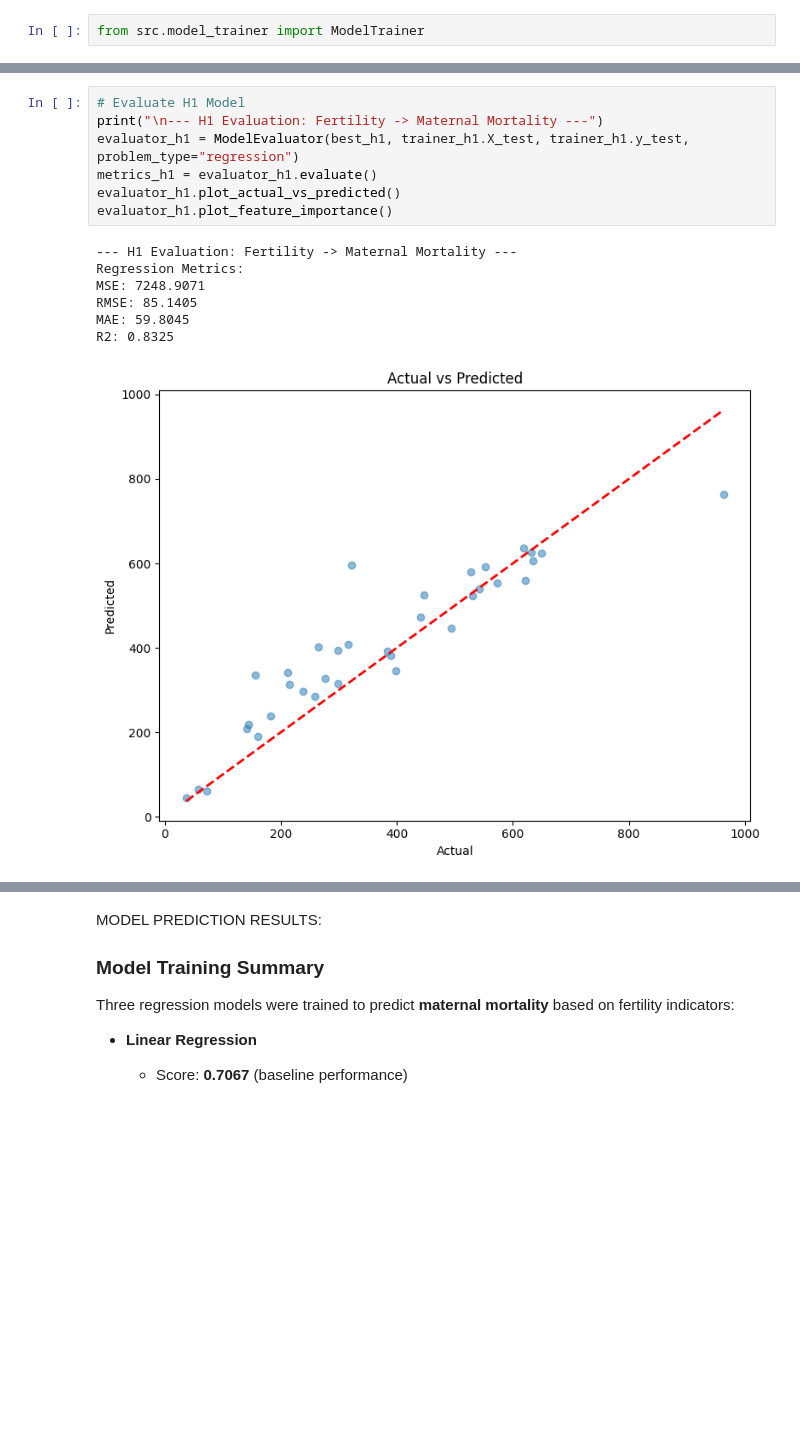
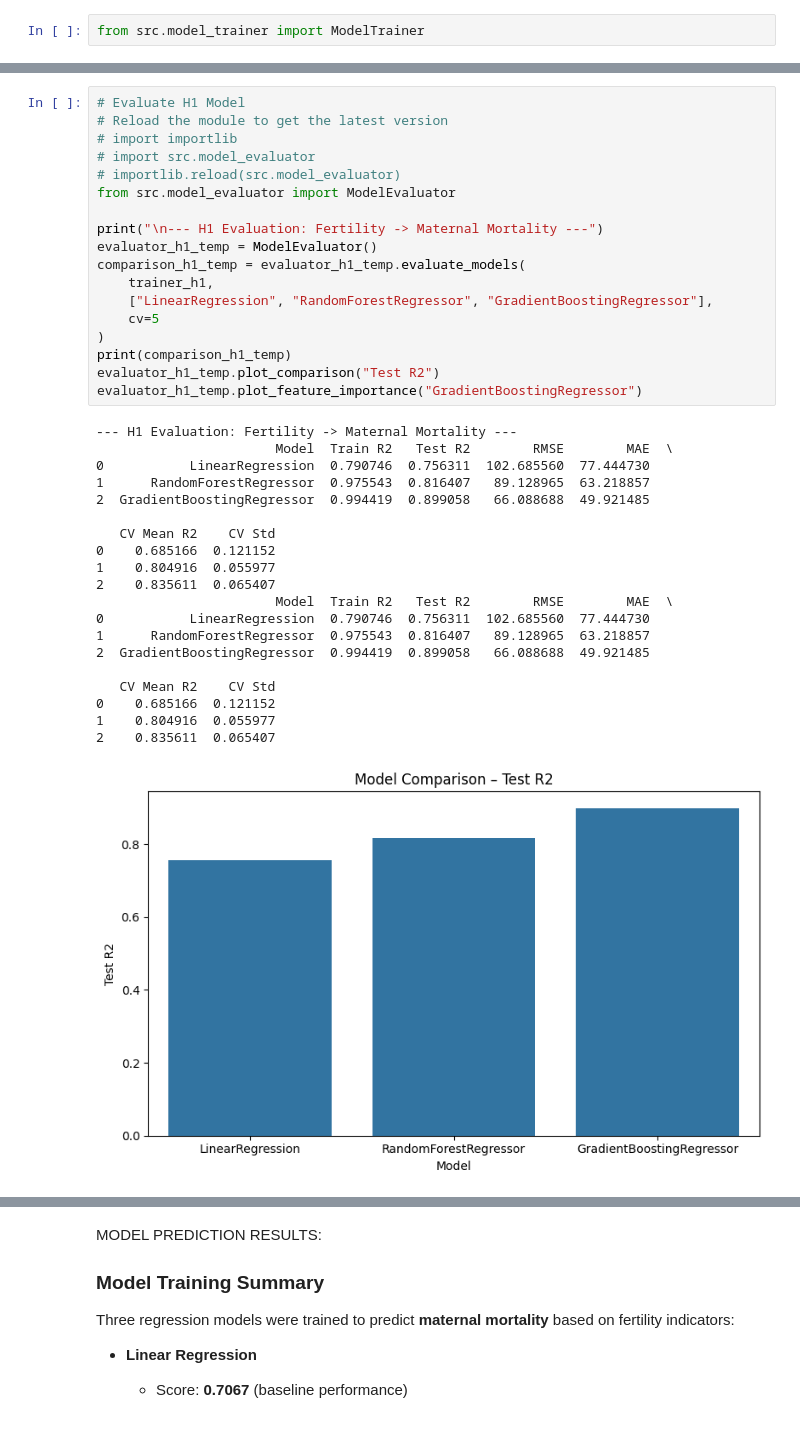
Before and after one commit to GHEASANDRINEMAWEN/Africa-Population-Trend-and-Health-Analysis-UN-dataset-, a Jupyter notebook: notebooks/main_analysis.ipynb, the cells around one changed output, grey strips where cells are left out. Saved outputs shown, nothing was run; the diff lists cells and outputs as text; blank space fills up the shorter version.

```diff
--- a/notebooks/main_analysis.ipynb
+++ b/notebooks/main_analysis.ipynb
@@ -266,15 +266,39 @@ Params: {'learning_rate': 0.1, 'max_depth': 3, 'n_estimators': 100}
 # %%
 # Evaluate H1 Model
+# Reload the module to get the latest version
+# import importlib
+# import src.model_evaluator
+# importlib.reload(src.model_evaluator)
+from src.model_evaluator import ModelEvaluator
+
 print("\n--- H1 Evaluation: Fertility -> Maternal Mortality ---")
-evaluator_h1 = ModelEvaluator(best_h1, trainer_h1.X_test, trainer_h1.y_test, problem_type="regression")
-metrics_h1 = evaluator_h1.evaluate()
-evaluator_h1.plot_actual_vs_predicted()
-evaluator_h1.plot_feature_importance()
+evaluator_h1_temp = ModelEvaluator()
+comparison_h1_temp = evaluator_h1_temp.evaluate_models(
+    trainer_h1,
+    ["LinearRegression", "RandomForestRegressor", "GradientBoostingRegressor"],
+    cv=5
+)
+print(comparison_h1_temp)
+evaluator_h1_temp.plot_comparison("Test R2")
+evaluator_h1_temp.plot_feature_importance("GradientBoostingRegressor")
 # %% [output]
 --- H1 Evaluation: Fertility -> Maternal Mortality ---
-Regression Metrics:
-MSE: 7248.9071
-RMSE: 85.1405
-MAE: 59.8045
-R2: 0.8325
+                       Model  Train R2   Test R2        RMSE        MAE  \
+0           LinearRegression  0.790746  0.756311  102.685560  77.444730
+1      RandomForestRegressor  0.975543  0.816407   89.128965  63.218857
+2  GradientBoostingRegressor  0.994419  0.899058   66.088688  49.921485
+
+   CV Mean R2    CV Std
+0    0.685166  0.121152
+1    0.804916  0.055977
+2    0.835611  0.065407
+                       Model  Train R2   Test R2        RMSE        MAE  \
+0           LinearRegression  0.790746  0.756311  102.685560  77.444730
+1      RandomForestRegressor  0.975543  0.816407   89.128965  63.218857
+2  GradientBoostingRegressor  0.994419  0.899058   66.088688  49.921485
+
+   CV Mean R2    CV Std
+0    0.685166  0.121152
+1    0.804916  0.055977
+2    0.835611  0.065407
-[figure, old version]
+[figure, new version]
```
Also changed, not shown: parts of 23 cells of this notebook, 4 other files.
